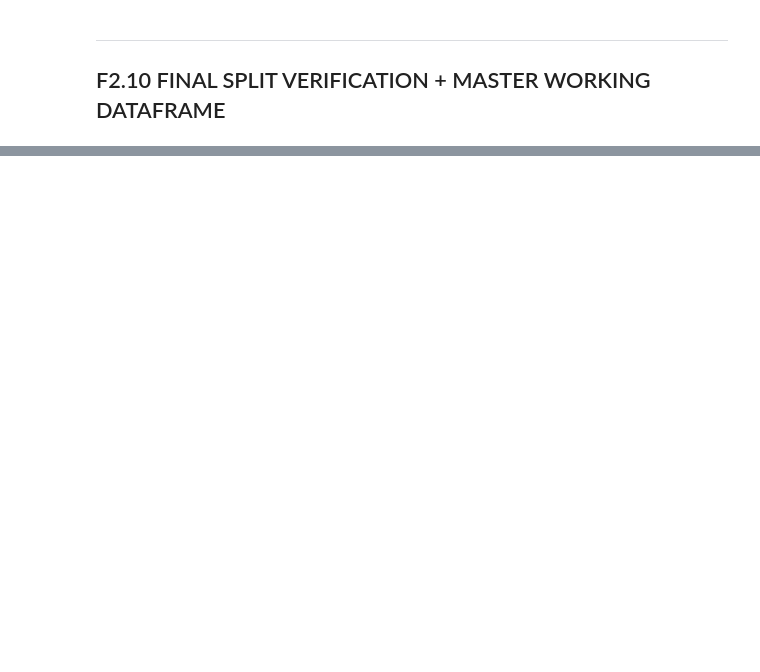
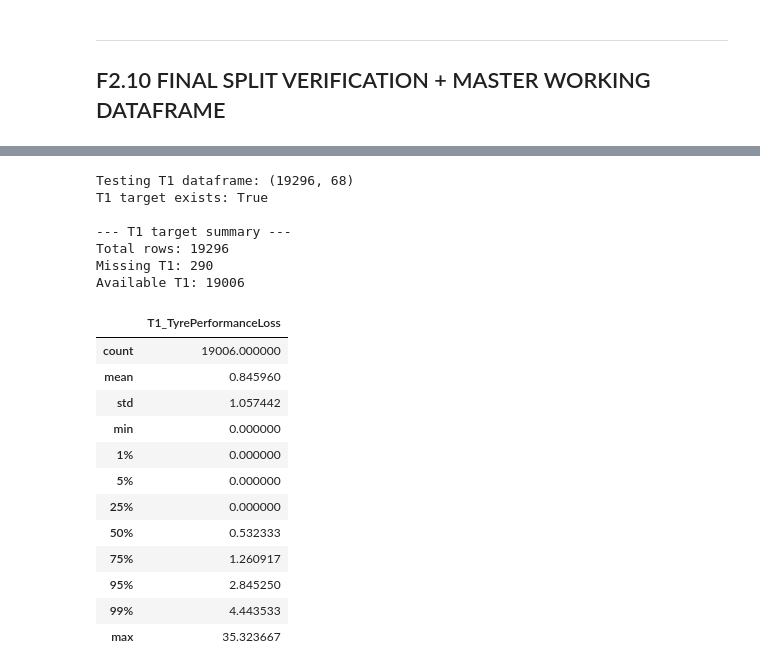
Before and after one commit to mohammedDhinojwala/f1-ai-race-strategy, a Jupyter notebook: notebooks/01_data_investigation.ipynb, the cells around one changed output, grey strips where cells are left out. Saved outputs shown, nothing was run; the diff lists cells and outputs as text; code cells hidden in the pictures; blank space fills up the shorter version.

Commit message:
CHECKPOINT F2 STARTING OUT WITH THE EDA

```diff
--- a/notebooks/01_data_investigation.ipynb
+++ b/notebooks/01_data_investigation.ipynb
@@ -10649,0 +11247,80 @@ print([c for c in f2.columns if c.startswith(("T1_", "T2_", "T3_", "T4_", "T5_",
+# %%
+
+# 1. Remove every T2–T7 target/helper column
+exclude_targets = tuple(f"T{i}_" for i in range(2, 8))
+
+testing_t1_df = train_df.loc[
+    :,
+    [
+        col for col in train_df.columns
+        if not col.startswith(exclude_targets)
+    ]
+].copy()
+
+print("Testing T1 dataframe:", testing_t1_df.shape)
+print("T1 target exists:", "T1_TyrePerformanceLoss" in testing_t1_df.columns)
+
+# 2. Check the T1 target
+target = "T1_TyrePerformanceLoss"
+
+print("\n--- T1 target summary ---")
+print("Total rows:", len(testing_t1_df))
+print("Missing T1:", testing_t1_df[target].isna().sum())
+print("Available T1:", testing_t1_df[target].notna().sum())
+
+display(
+    testing_t1_df[target]
+    .describe(percentiles=[0.01, 0.05, 0.25, 0.50, 0.75, 0.95, 0.99])
+    .to_frame("T1_TyrePerformanceLoss")
+)
+
+# 3. Verify the current reference calculation
+required = [
+    "FuelCorrectedLapTime",
+    "T1_ReferencePace",
+    "T1_TyrePerformanceLoss"
+]
+
+if all(col in testing_t1_df.columns for col in required):
+
+    valid = testing_t1_df[required].notna().all(axis=1)
+
+    expected_t1 = (
+        testing_t1_df.loc[valid, "FuelCorrectedLapTime"]
+        - testing_t1_df.loc[valid, "T1_ReferencePace"]
+    ).clip(lower=0)
+
+    actual_t1 = testing_t1_df.loc[valid, "T1_TyrePerformanceLoss"]
+
+    difference = (actual_t1 - expected_t1).abs()
+
+    print("\n--- Reference formula check ---")
+    print("Rows checked:", valid.sum())
+    print("Rows matching formula:", np.isclose(
+        actual_t1, expected_t1, atol=1e-6
+    ).sum())
+    print("Maximum difference:", difference.max())
+
+else:
+    print("Some columns needed for the reference check are missing.")
+# %% [output]
+Testing T1 dataframe: (19296, 68)
+T1 target exists: True
+
+--- T1 target summary ---
+Total rows: 19296
+Missing T1: 290
+Available T1: 19006
+|  | T1_TyrePerformanceLoss |
+| count | 19006.000000 |
+| mean | 0.845960 |
+| std | 1.057442 |
+| min | 0.000000 |
+| 1% | 0.000000 |
+| 5% | 0.000000 |
+| 25% | 0.000000 |
+| 50% | 0.532333 |
+| 75% | 1.260917 |
+| 95% | 2.845250 |
+| 99% | 4.443533 |
+| max | 35.323667 |
```
Also changed, not shown: parts of 23 cells of this notebook.
